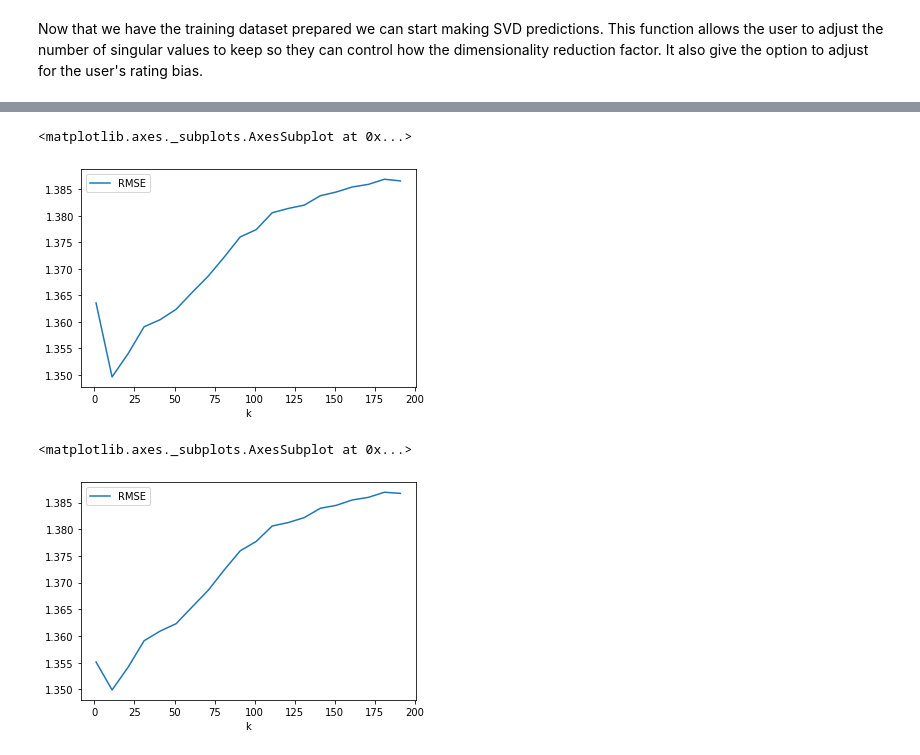
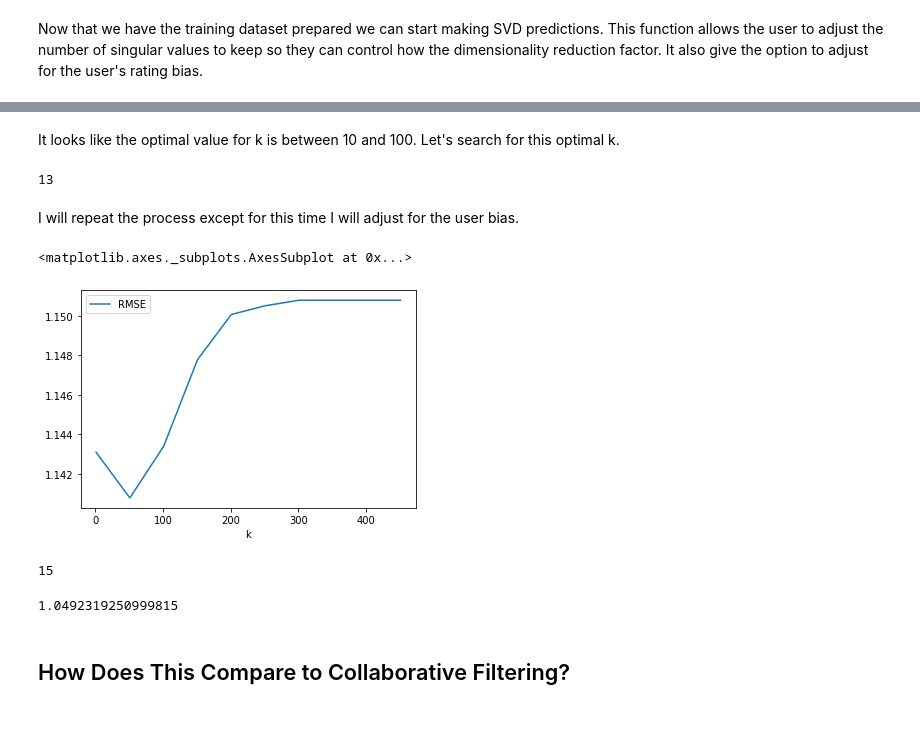
Before and after one commit to mikeasilva/CUNY-SPS, a Jupyter notebook: DATA612/Project3.ipynb, the cells around one changed output, grey strips where cells are left out. Saved outputs shown, nothing was run; the diff lists cells and outputs as text; code cells hidden in the pictures; blank space fills up the shorter version.

```diff
--- a/DATA612/Project3.ipynb
+++ b/DATA612/Project3.ipynb
@@ -52,8 +52,8 @@ def train_test_split(df, test_proportion = .2):
     train_df = df.head(train_length)
     return (train_df, test_df)
 
-ratings = ratings.sort_values(by=['timestamp']).reset_index(drop=False)
-ratings_train, ratings_test = train_test_split(ratings)
+ratings_train, temp = train_test_split(ratings)
+ratings_evaluation, ratings_test = train_test_split(temp, 0.5)
 # %%
 A = ratings_train.pivot(index="userId", columns="movieId", values="rating").fillna(0)
 A
@@ -127,22 +127,22 @@ Now that I can produce predictions I need to evaluate them against the test set
 # %%
 average_rating = round(ratings_test['rating'].mean() * 2) / 2
 
-def get_svd_RMSE(predictions, ratings_test, average_rating):
+def get_svd_RMSE(predictions, ratings_evaluation, average_rating):
     """Get the RMSE for a set of test data based off of predictions.
     Args:
         predictions (DataFrame): user to items rating prediction matrix
-        ratings_test (DataFrame): Test set of ratings
+        ratings_evaluation (DataFrame): Evaluation set of ratings
         average_rating (float): Rating to substitute in when no ratings are available
     Returns:
         RMSE (float): The RMSE for the test set
     """
     predictions_long = pd.melt(predictions.reset_index(), id_vars=['userId'], var_name='movieId', value_name='yhat_rating')
-    eval_df = pd.merge(ratings_test, predictions_long, how="left").fillna(average_rating)
+    eval_df = pd.merge(ratings_evaluation, predictions_long, how="left").fillna(average_rating)
     eval_df['error'] = eval_df['yhat_rating'] - eval_df['rating']
     eval_df['squared_error'] = eval_df['error'] ** 2
     mean_squared_error = eval_df['squared_error'].mean()
     RMSE = mean_squared_error ** (1/2)
     return RMSE
 
-get_svd_RMSE(svd_predictions, ratings_test, average_rating)
+get_svd_RMSE(svd_predictions, ratings_evaluation, average_rating)
 # %% [output]
@@ -149,0 +152,8 @@ get_svd_RMSE(svd_predictions, ratings_test, average_rating)
+# %%
+svd_RMSEs = []
+for k in range(1, 500, 50):
+    svd_predictions = get_svd_predictions(A, k)
+    RMSE = get_svd_RMSE(svd_predictions, ratings_evaluation, average_rating)
+    svd_RMSEs.append({'k':k, 'RMSE':RMSE})
+
+svd_RMSEs = pd.DataFrame(svd_RMSEs)
@@ -150,24 +165,52 @@ get_svd_RMSE(svd_predictions, ratings_test, average_rating)
+# %% [markdown]
+It looks like the optimal value for k is between 10 and 100.  Let's search for this optimal k.
+# %%
+min_RMSE = 100
+optimal_k = 0
+
+for k in range(10, 100, 1):
+    svd_predictions = get_svd_predictions(A, k)
+    RMSE = get_svd_RMSE(svd_predictions, ratings_evaluation, average_rating)
+    if RMSE < min_RMSE:
+        min_RMSE = RMSE
+        optimal_k = k
+
+optimal_k
+# %% [output]
+13
+# %% [markdown]
+I will repeat the process except for this time I will adjust for the user bias.
 # %%
 RMSEs = []
-for k in range(1, 200, 10):
-    svd_predictions = get_svd_predictions(A, k)
-    RMSE = get_svd_RMSE(svd_predictions, ratings_test, average_rating)
+for k in range(1, 500, 50):
+    svd_predictions = get_svd_predictions(A, k, True)
+    RMSE = get_svd_RMSE(svd_predictions, ratings_evaluation, average_rating)
     RMSEs.append({'k':k, 'RMSE':RMSE})
 
 RMSEs = pd.DataFrame(RMSEs)
+
 RMSEs.plot(x='k', y='RMSE')
 # %% [output]
 <matplotlib.axes._subplots.AxesSubplot at 0x...>
-[figure, old version]
+[figure, new version]
 # %%
-RMSEs = []
-for k in range(1, 200, 10):
+min_RMSE = 100
+optimal_k = 0
+
+for k in range(10, 100, 1):
     svd_predictions = get_svd_predictions(A, k, True)
-    RMSE = get_svd_RMSE(svd_predictions, ratings_test, average_rating)
-    RMSEs.append({'k':k, 'RMSE':RMSE})
+    RMSE = get_svd_RMSE(svd_predictions, ratings_evaluation, average_rating)
+    if RMSE < min_RMSE:
+        min_RMSE = RMSE
+        optimal_k = k
 
-RMSEs = pd.DataFrame(RMSEs)
-RMSEs.plot(x='k', y='RMSE')
+optimal_k
 # %% [output]
-<matplotlib.axes._subplots.AxesSubplot at 0x...>
+15
-[figure, removed]
+# %%
+svd_predictions = get_svd_predictions(A, optimal_k, True)
+get_svd_RMSE(svd_predictions, ratings_test, average_rating)
+# %% [output]
+1.0492319250999815
+# %% [markdown]
+## How Does This Compare to Collaborative Filtering?
```
Also changed, not shown: parts of 7 cells of this notebook.
